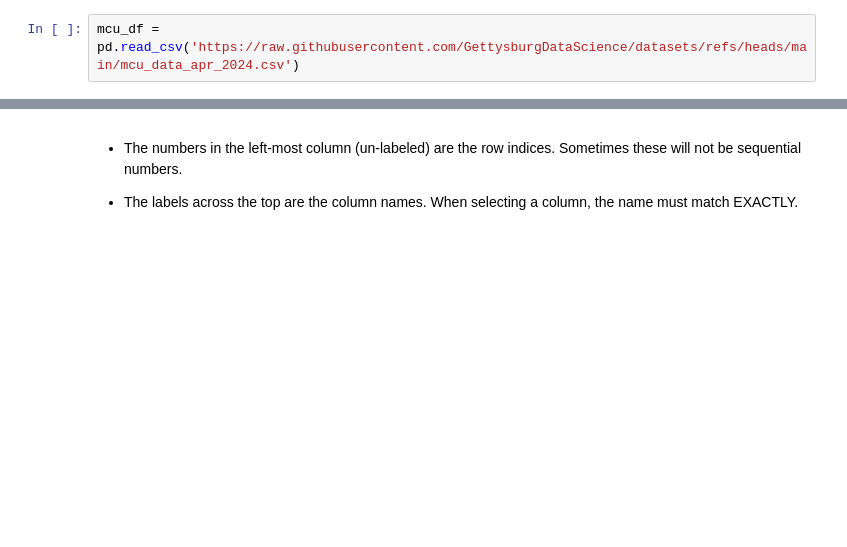
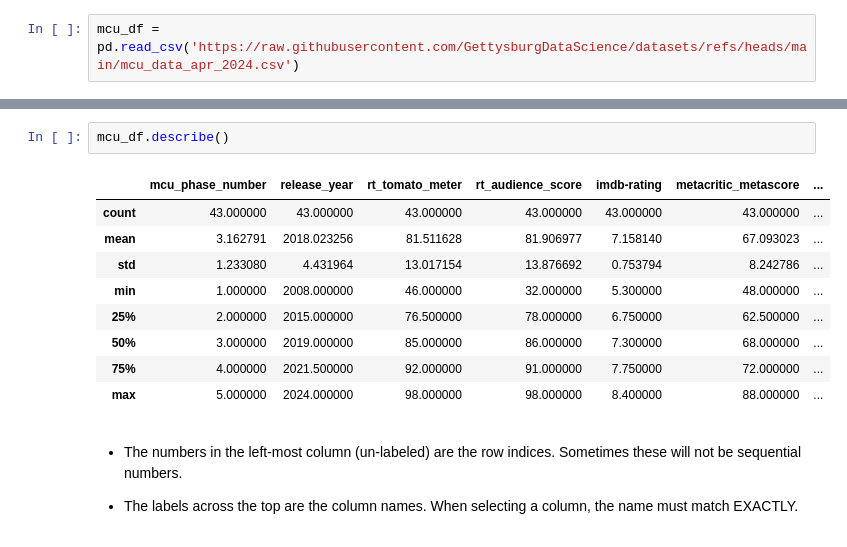
Before and after one commit to GettysburgDataScience/DS256-Notes, a Jupyter notebook: _sources/04_Pandas/01_pandas_intro.ipynb, the cells around one changed output, grey strips where cells are left out. Saved outputs shown, nothing was run; the diff lists cells and outputs as text; blank space fills up the shorter version.

```diff
--- a/_sources/04_Pandas/01_pandas_intro.ipynb
+++ b/_sources/04_Pandas/01_pandas_intro.ipynb
@@ -48,3 +75,15 @@ mcu_df.head()
+# %%
+mcu_df.describe()
+# %% [output]
+|  | mcu_phase_number | release_year | rt_tomato_meter | rt_audience_score | imdb-rating | metacritic_metascore | ... |
+| count | 43.000000 | 43.000000 | 43.000000 | 43.000000 | 43.000000 | 43.000000 | ... |
+| mean | 3.162791 | 2018.023256 | 81.511628 | 81.906977 | 7.158140 | 67.093023 | ... |
+| std | 1.233080 | 4.431964 | 13.017154 | 13.876692 | 0.753794 | 8.242786 | ... |
+| min | 1.000000 | 2008.000000 | 46.000000 | 32.000000 | 5.300000 | 48.000000 | ... |
+| 25% | 2.000000 | 2015.000000 | 76.500000 | 78.000000 | 6.750000 | 62.500000 | ... |
+| 50% | 3.000000 | 2019.000000 | 85.000000 | 86.000000 | 7.300000 | 68.000000 | ... |
+| 75% | 4.000000 | 2021.500000 | 92.000000 | 91.000000 | 7.750000 | 72.000000 | ... |
+| max | 5.000000 | 2024.000000 | 98.000000 | 98.000000 | 8.400000 | 88.000000 | ... |
 # %% [markdown]
  - The numbers in the left-most column (un-labeled) are the row indices. Sometimes these will not be sequential numbers.
 
```
Also changed, not shown: parts of 19 cells of this notebook, 23 other files.
